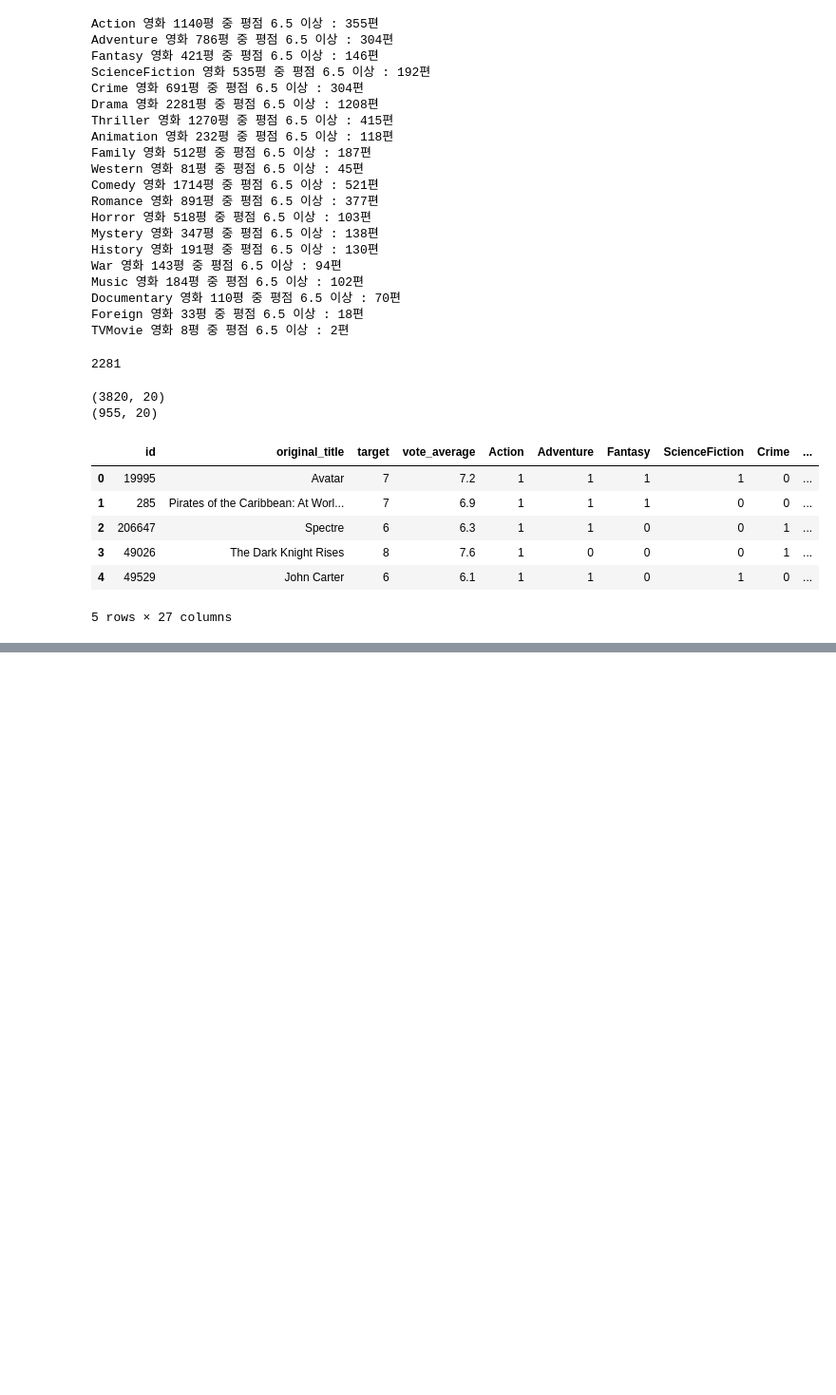
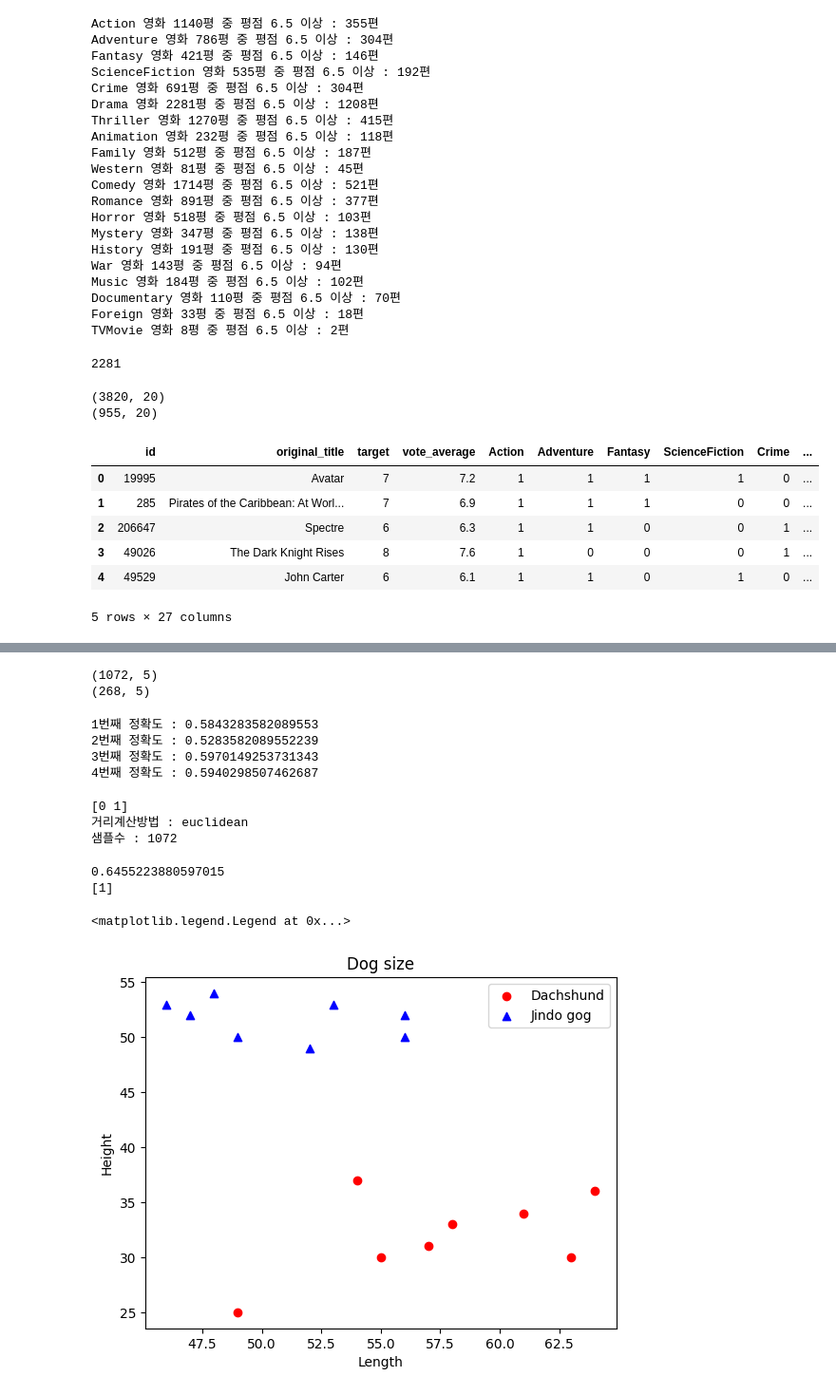
Before and after one commit to Darkget1/machin_learning, a Jupyter notebook: chapter11.ipynb, the cells around one changed output, grey strips where cells are left out. Shown at 95% size. Saved outputs shown, nothing was run; the diff lists cells and outputs as text; code cells hidden in the pictures; blank space fills up the shorter version.

```diff
--- a/chapter11.ipynb
+++ b/chapter11.ipynb
@@ -334,0 +434,60 @@ df.head()
+# %%
+x = df[['Rebounds','Assists','Steals','Blocks','Turnovers']]
+y = df[['Target']]
+from sklearn.model_selection import  train_test_split
+x_train ,x_test, y_train ,y_test = train_test_split(x,y,test_size=0.2)
+print(x_train.shape)
+print(x_test.shape)
+# %% [output]
+(1072, 5)
+(268, 5)
+# %%
+from sklearn.model_selection import cross_val_score
+for i in range(1,5):
+    knn = KNeighborsClassifier(i)
+    scores = cross_val_score(knn,x,y,cv=5,scoring='accuracy')
+    print(f'{i}번째 정확도 : {scores.mean()}')
+# %% [output]
+1번째 정확도 : 0.5843283582089553
+2번째 정확도 : 0.5283582089552239
+3번째 정확도 : 0.5970149253731343
+4번째 정확도 : 0.5940298507462687
+# %%
+from sklearn.neighbors import KNeighborsClassifier
+neigh = KNeighborsClassifier(n_neighbors=7)
+neigh.fit(x_train,y_train)
+print(neigh.classes_)
+print(f'거리계산방법 : {neigh.effective_metric_}')
+print(f'샘플수 : {neigh.n_samples_fit_}')
+# %% [output]
+[0 1]
+거리계산방법 : euclidean
+샘플수 : 1072
+# %%
+print(neigh.score(x_test,y_test))
+new_x = [3,2,2,2,4]
+prediction = neigh.predict([new_x])
+print(prediction)
+# %% [output]
+0.6455223880597015
+[1]
+# %%
+#k-nn알고리즘 작성
+import  matplotlib.pyplot as plt
+#닥스훈트의 길이와 높이 데이터
+dach_length = [55,57,64,63,58,49,54,61]
+dach_height = [30,31,36,30,33,25,37,34]
+#진돗개의 길이와 높이 데이터
+jin_length = [56,47,56,46,49,53,52,48]
+jin_height = [52,52,50,53,50,53,49,54]
+# %%
+plt.scatter(dach_length,dach_height,c='r',label='Dachshund')
+plt.scatter(jin_length,jin_height,c='b',marker='^',label='Jindo gog')
+
+plt.xlabel('Length')
+plt.ylabel('Height')
+plt.title('Dog size')
+plt.legend(loc='upper right')
+# %% [output]
+<matplotlib.legend.Legend at 0x...>
+[figure, added]
```
Also changed, not shown: parts of 17 cells of this notebook, 9 other files.
